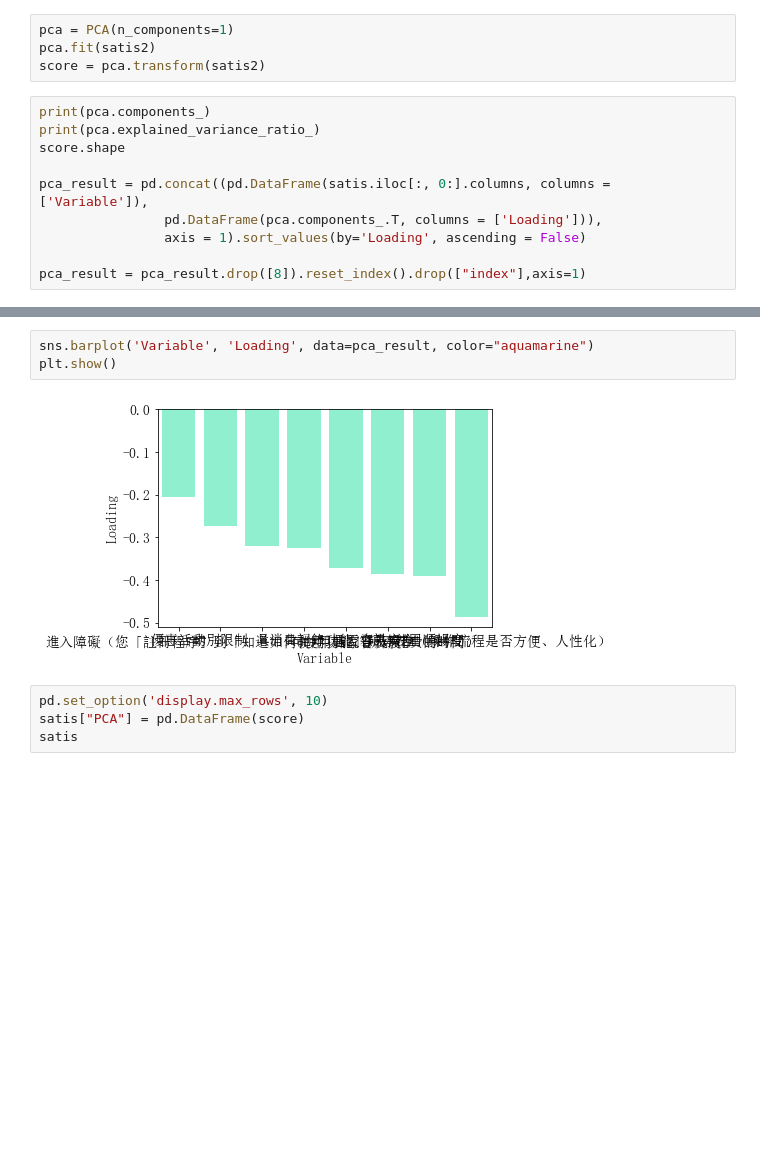
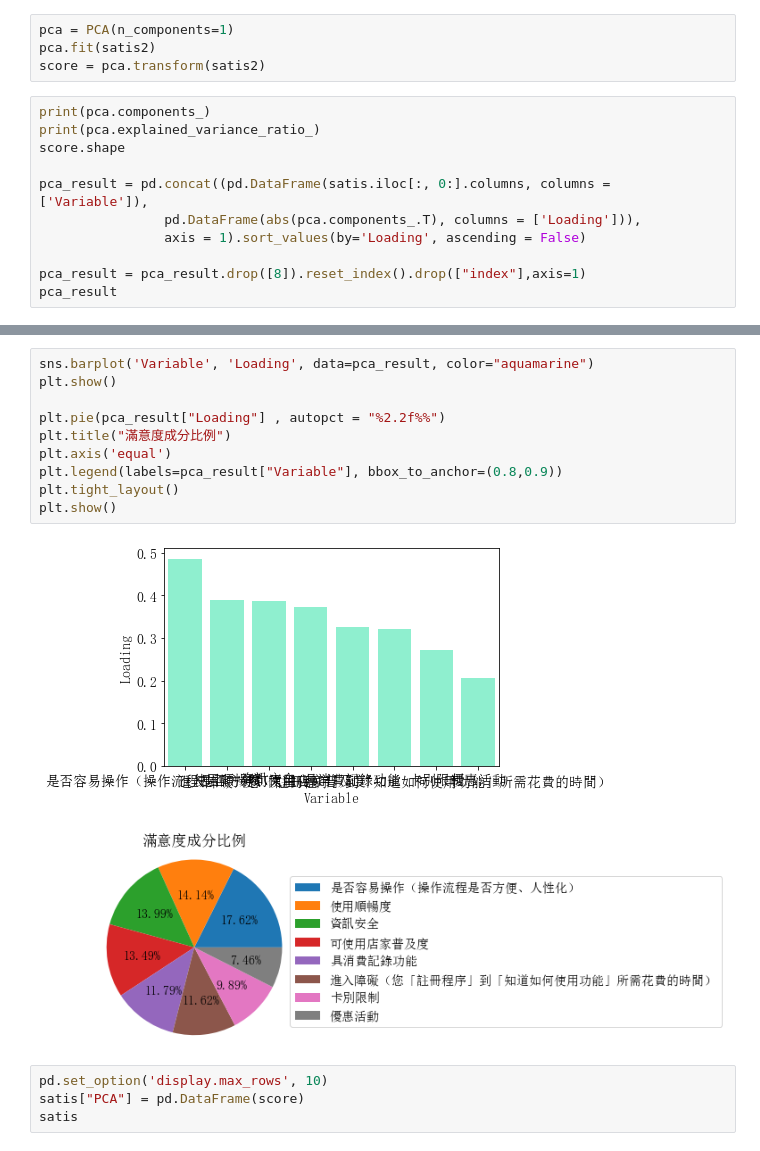
Before and after one commit to jerrylin0505/Multicovariance, a Jupyter notebook: 消費者行為/final.ipynb, the cells around one changed output, grey strips where cells are left out. Drawn from its saved outputs; the diff is of its cells as text; blank space fills up the shorter version.

```diff
--- a/消費者行為/final.ipynb
+++ b/消費者行為/final.ipynb
@@ -80,10 +80,11 @@ print(pca.explained_variance_ratio_)
 score.shape
 
 pca_result = pd.concat((pd.DataFrame(satis.iloc[:, 0:].columns, columns = ['Variable']),
-                pd.DataFrame(pca.components_.T, columns = ['Loading'])),
+                pd.DataFrame(abs(pca.components_.T), columns = ['Loading'])),
                 axis = 1).sort_values(by='Loading', ascending = False)
 
 pca_result = pca_result.drop([8]).reset_index().drop(["index"],axis=1)
+pca_result
 # %% [output]
 [[-0.3898269  -0.20580457 -0.32038599 -0.27256845 -0.48581893 -0.37193179
   -0.38560937 -0.32510128  0.        ]]
@@ -91,8 +101,16 @@ pca_result = pca_result.drop([8]).reset_index().drop(["index"],axis=1)
-# %%
-sns.barplot('Variable', 'Loading', data=pca_result, color="aquamarine")
-plt.show()
-# %% [output]
-[figure, removed]
+# %%
+sns.barplot('Variable', 'Loading', data=pca_result, color="aquamarine")
+plt.show()
+
+plt.pie(pca_result["Loading"] , autopct = "%2.2f%%")
+plt.title("滿意度成分比例")
+plt.axis('equal')
+plt.legend(labels=pca_result["Variable"], bbox_to_anchor=(0.8,0.9))
+plt.tight_layout()
+plt.show()
+# %% [output]
+[figure, added]
+[figure, added]
 # %%
 pd.set_option('display.max_rows', 10)
 satis["PCA"] = pd.DataFrame(score)
```
Also changed, not shown: parts of 29 cells of this notebook, 2 other files.
